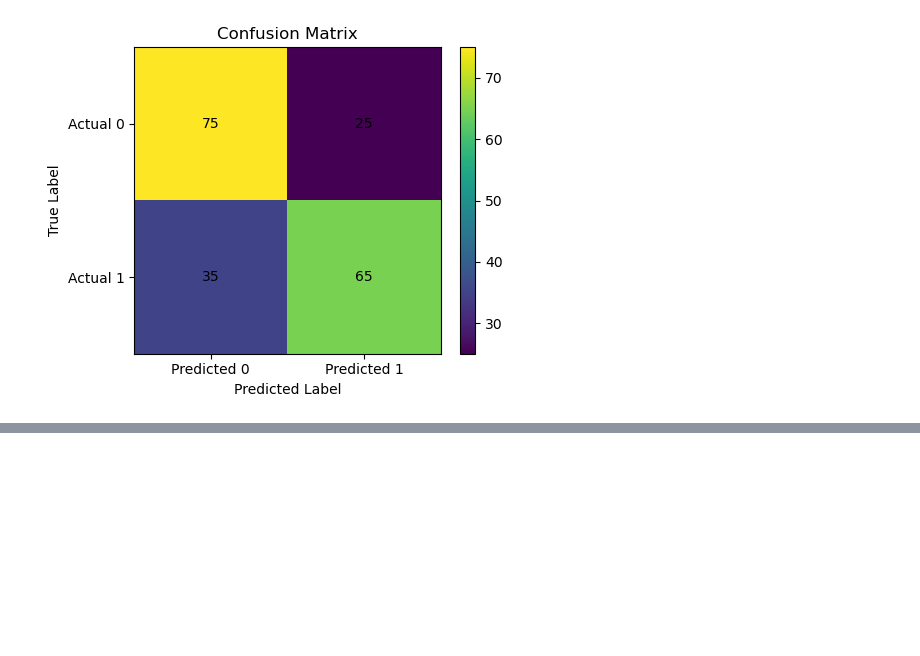
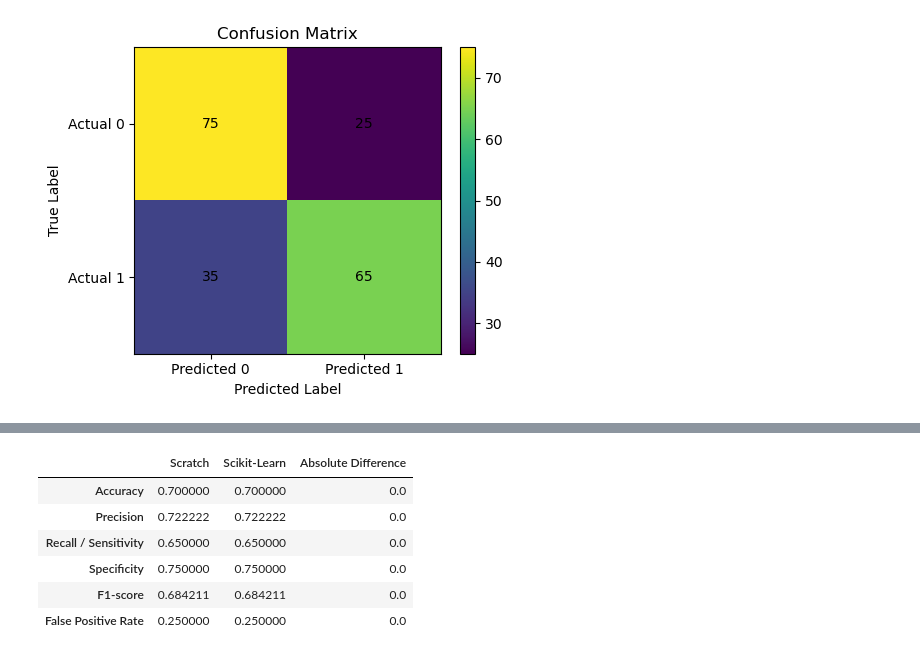
Before and after one commit to AHMAD-ALI5/machine-learning-from-scratch, a Jupyter notebook: machine-learning-from-scratch/Evaluation/metrics.ipynb, the cells around one changed output, grey strips where cells are left out. Cells and saved outputs as stored; diff of their text form; code cells hidden in the pictures; blank space fills up the shorter version.

```diff
--- a/machine-learning-from-scratch/Evaluation/metrics.ipynb
+++ b/machine-learning-from-scratch/Evaluation/metrics.ipynb
@@ -107,0 +141,32 @@ plt.show()
+# %%
+tn, fp, fn, tp = confusion_matrix(
+    y_test, y_pred, labels=[0, 1]
+).ravel()
+
+sklearn_metrics = {
+    "Accuracy": accuracy_score(y_test, y_pred),
+    "Precision": precision_score(y_test, y_pred, zero_division=0),
+    "Recall / Sensitivity": recall_score(y_test, y_pred, zero_division=0),
+    "Specificity": tn / (tn + fp) if (tn + fp) else 0.0,
+    "F1-score": f1_score(y_test, y_pred, zero_division=0),
+    "False Positive Rate": fp / (fp + tn) if (fp + tn) else 0.0
+}
+
+comparison = pd.DataFrame({
+    "Scratch": scratch_metrics,
+    "Scikit-Learn": sklearn_metrics
+})
+
+comparison["Absolute Difference"] = (
+    comparison["Scratch"] - comparison["Scikit-Learn"]
+).abs()
+
+comparison.round(6)
+# %% [output]
+|  | Scratch | Scikit-Learn | Absolute Difference |
+| Accuracy | 0.700000 | 0.700000 | 0.0 |
+| Precision | 0.722222 | 0.722222 | 0.0 |
+| Recall / Sensitivity | 0.650000 | 0.650000 | 0.0 |
+| Specificity | 0.750000 | 0.750000 | 0.0 |
+| F1-score | 0.684211 | 0.684211 | 0.0 |
+| False Positive Rate | 0.250000 | 0.250000 | 0.0 |
```
Also changed, not shown: parts of 3 cells of this notebook.
